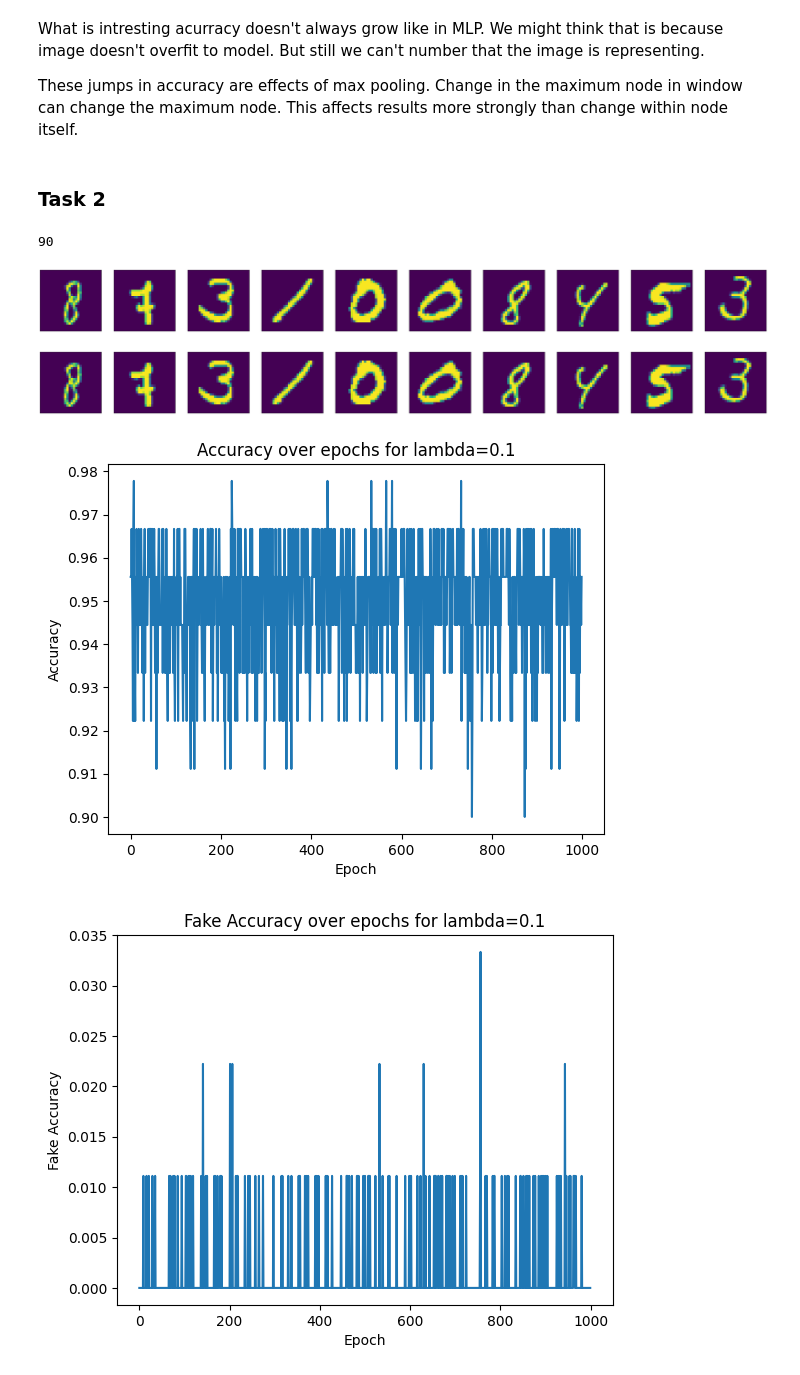
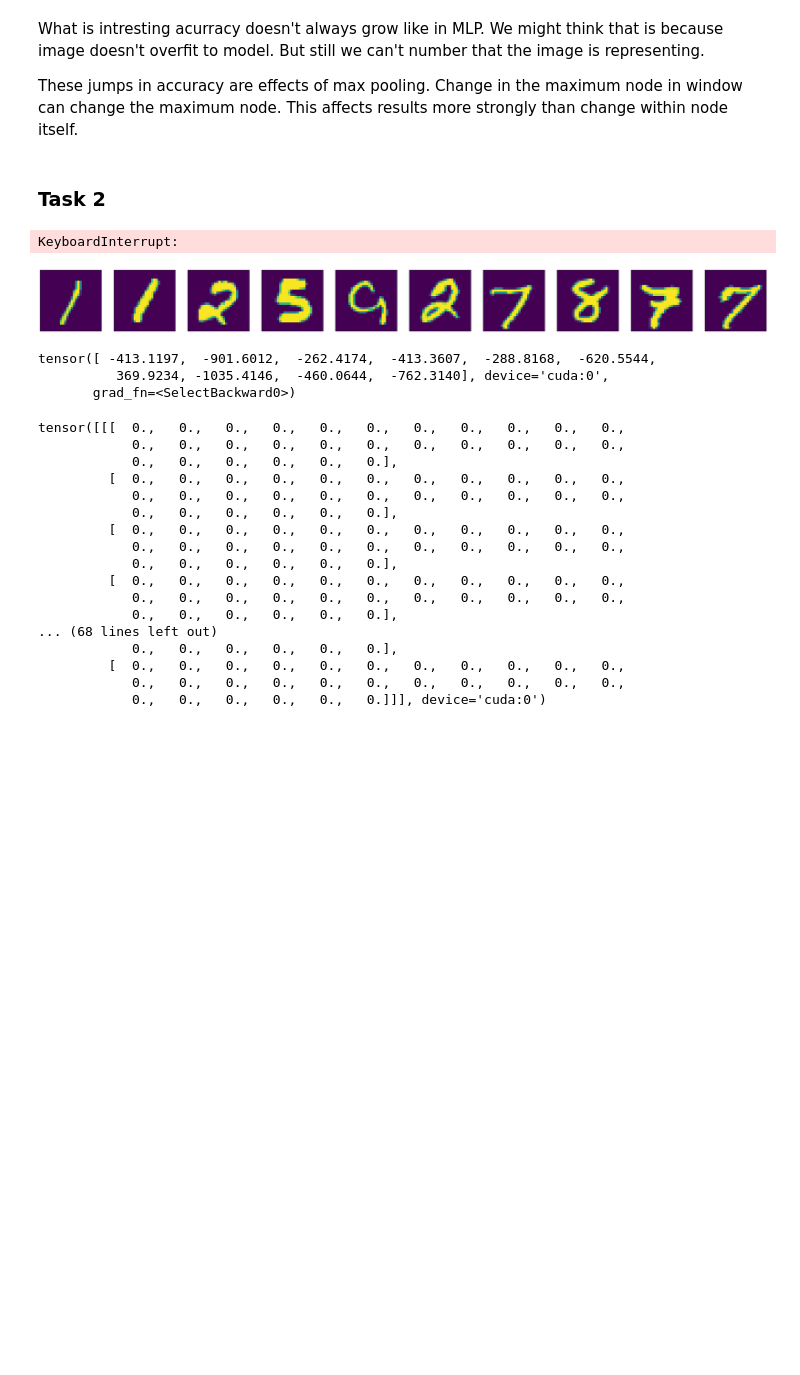
Before and after one commit to kussy29/machine_learning, a Jupyter notebook: lab10_convolutional_neural_network_cnn.ipynb, the cells around one changed output. Drawn from its saved outputs; the diff is of its cells as text; code cells hidden in the pictures; blank space fills up the shorter version.

```diff
--- a/lab10_convolutional_neural_network_cnn.ipynb
+++ b/lab10_convolutional_neural_network_cnn.ipynb
@@ -317,6 +317,8 @@ These jumps in accuracy are effects of max pooling. Change in the maximum node i
 # %%
 import numpy as np
 import random
+random.seed(35)
+np.random.seed(35)
 # We sample 9 digits from every class
 found_digits=[0 for _ in range(10)]
 samples=torch.zeros((90,1,28,28))
@@ -331,18 +333,16 @@ while i<90:
     found_digits[label]+=1
     targets[i]=label
     i+=1
-print(len(targets))
-fake_targets=[0 for _ in range(90)]
-for i in range(90):
+fake_targets=[]
+for i in range(10):
   possible=list(range(10))
-  possible.remove(targets[i])
-  fake_targets[i]=random.sample(possible,1)[0]
+  possible.remove(i)
+  fake_targets+=possible
 
 fake_targets=torch.LongTensor(fake_targets)
 targets=torch.LongTensor(targets)
-# %% [output]
-90
 # %%
+import matplotlib.pyplot as plt
 def display_numbers(inputs):
   figure = plt.figure(figsize=(50, 5))
   for i in range(10):
@@ -360,26 +360,29 @@ def display_numbers(inputs):
 net.to(device)
 net.requires_grad= False
 
-lambdas_l2=[0.1]
+lambdas_l2=[0.01,0.1,1,10]
 
-delta=torch.randn((1,28,28))
+deltas=[torch.randn((90,1,28,28)) for _ in range(4)]
 
 
-for lambda_l2 in lambdas_l2:
+for i in range(4):
 
   display_numbers(samples[:10,:,:,:].cpu().detach().numpy())
   samples = samples.to(device)
   fake_targets = fake_targets.to(device)
+
+  lambda_l2=lambdas_l2[i]
+  delta = deltas[i]
   delta = delta.to(device)
-  delta.requires_grad = True
-  optimizer = torch.optim.Adam([delta], 0.001)   #initial and fixed learning rate of 0.001.
+  delta.requires_grad_()
+  optimizer = torch.optim.Adam([delta], 0.01)   #initial and fixed learning rate of 0.01.
 
 
 
   fake_accuracy=[]
   accuracy=[]
 
-  for epoch in range(10000):  #  an epoch is a training run through the whole data set
+  for epoch in range(5000):  #  an epoch is a training run through the whole data set
 
       optimizer.zero_grad()
 
@@ -396,39 +399,63 @@ for lambda_l2 in lambdas_l2:
       wrong=0
       with torch.no_grad():   #it prevents that the net learns during evalution. The gradients are not computed, so this makes it faster, too
         for i in range(90): #batches in test are of size 1
-          datapoint= samples[i]
+          datapoint= samples[i]+delta[i]
           datapoint=datapoint.unsqueeze_(0)
           fake_label = fake_targets[i]
           label= targets[i]
 
           prediction = net(datapoint.to(device))                  #prediction has values representing the "prevalence" of the corresponding class
           classification = torch.argmax(prediction)    #the class is the index of maximal "prevalence"
 
           if classification.item() == fake_label.item():
             fake_good += 1
           else:
             fake_wrong += 1
 
           if classification.item() == label.item():
             good += 1
           else:
             wrong += 1
       fake_accuracy.append(fake_good/(fake_good+fake_wrong))
       accuracy.append(good/(good+wrong))
-  display_numbers(samples[:10,:,:,:].cpu().detach().numpy())
+  display_numbers((samples[:10,:,:,:]+delta[:10,:,:,:]).cpu().detach().numpy())
   plt.show()
   plt.plot(accuracy)
   plt.xlabel("Epoch")
   plt.ylabel("Accuracy")
   plt.title(f'Accuracy over epochs for lambda={lambda_l2}')
   plt.show()
   plt.plot(fake_accuracy)
   plt.xlabel("Epoch")
   plt.ylabel("Fake Accuracy")
   plt.title(f'Fake Accuracy over epochs for lambda={lambda_l2}')
   plt.show()
 # %% [output]
+KeyboardInterrupt:
-[figure, old version]
+[figure, new version]
-[figure, removed]
-[figure, removed]
-[figure, removed]
+# %%
+net(samples+delta)[9]
+# %% [output]
+tensor([ -413.1197,  -901.6012,  -262.4174,  -413.3607,  -288.8168,  -620.5544,
+          369.9234, -1035.4146,  -460.0644,  -762.3140], device='cuda:0',
+       grad_fn=<SelectBackward0>)
+# %%
+samples[0]
+# %% [output]
+tensor([[[  0.,   0.,   0.,   0.,   0.,   0.,   0.,   0.,   0.,   0.,   0.,
+            0.,   0.,   0.,   0.,   0.,   0.,   0.,   0.,   0.,   0.,   0.,
+            0.,   0.,   0.,   0.,   0.,   0.],
+         [  0.,   0.,   0.,   0.,   0.,   0.,   0.,   0.,   0.,   0.,   0.,
+            0.,   0.,   0.,   0.,   0.,   0.,   0.,   0.,   0.,   0.,   0.,
+            0.,   0.,   0.,   0.,   0.,   0.],
+         [  0.,   0.,   0.,   0.,   0.,   0.,   0.,   0.,   0.,   0.,   0.,
+            0.,   0.,   0.,   0.,   0.,   0.,   0.,   0.,   0.,   0.,   0.,
+            0.,   0.,   0.,   0.,   0.,   0.],
+         [  0.,   0.,   0.,   0.,   0.,   0.,   0.,   0.,   0.,   0.,   0.,
+            0.,   0.,   0.,   0.,   0.,   0.,   0.,   0.,   0.,   0.,   0.,
+            0.,   0.,   0.,   0.,   0.,   0.],
+... (68 lines left out)
+            0.,   0.,   0.,   0.,   0.,   0.],
+         [  0.,   0.,   0.,   0.,   0.,   0.,   0.,   0.,   0.,   0.,   0.,
+            0.,   0.,   0.,   0.,   0.,   0.,   0.,   0.,   0.,   0.,   0.,
+            0.,   0.,   0.,   0.,   0.,   0.]]], device='cuda:0')
```
Also changed, not shown: parts of 3 cells of this notebook.
